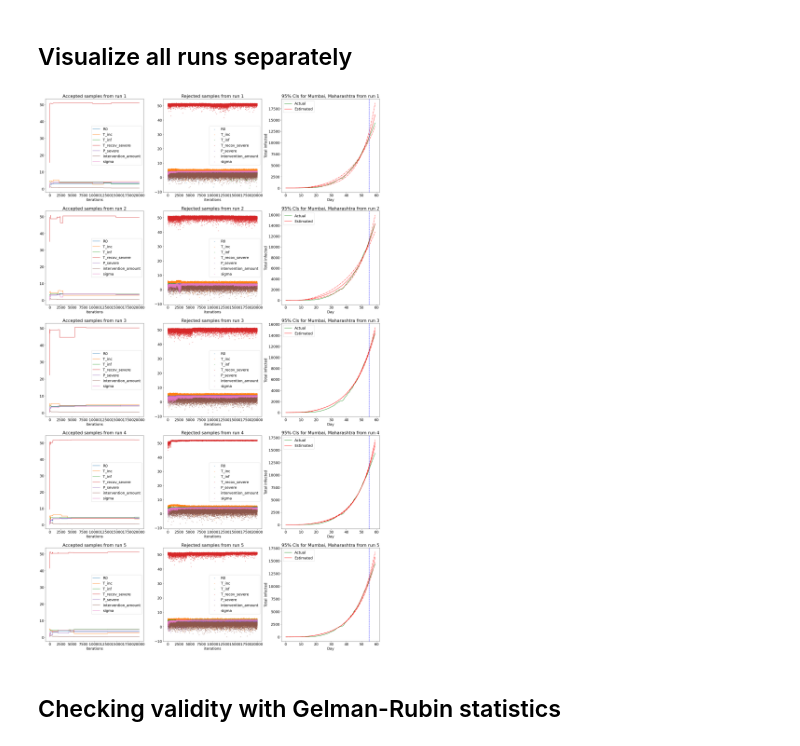
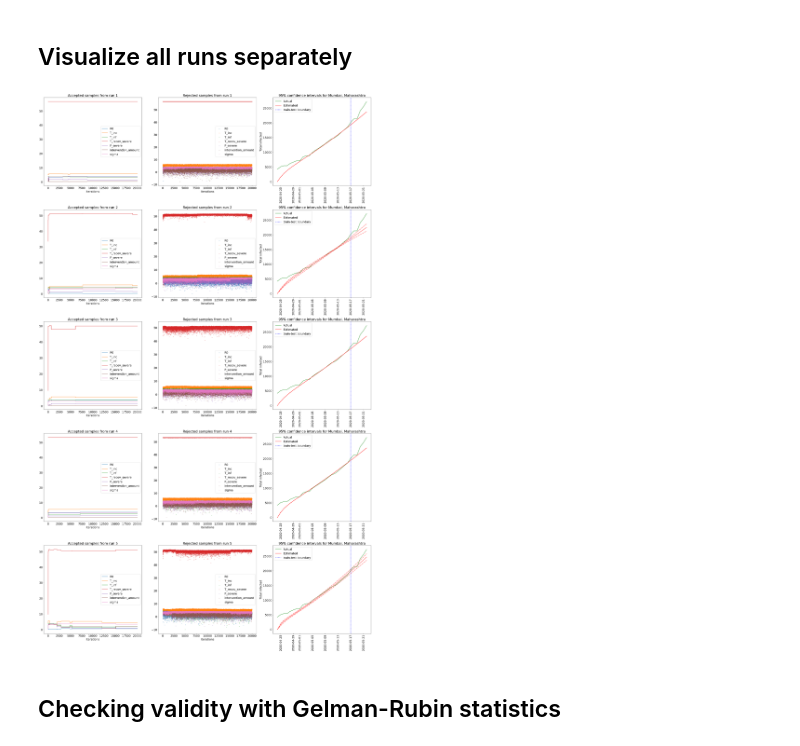
Before and after one commit to WadhwaniAI/covid-modelling, a Jupyter notebook: notebooks/seir/[TRY] metropolis.ipynb, the cells around one changed output. Drawn from its saved outputs; the diff is of its cells as text; code cells hidden in the pictures.

Commit message:
visualize multiple compartments

```diff
--- a/notebooks/seir/[TRY] metropolis.ipynb
+++ b/notebooks/seir/[TRY] metropolis.ipynb
@@ -33,4 +33,4 @@ dict_keys(['df_tested', 'df_statewise', 'df_india_time_series', 'df_districtwise
 # %%
 regions = [('Delhi', ''), ('Karnataka', 'Bengaluru Urban'), ('Maharashtra', 'Mumbai'), ('Maharashtra', 'Pune'), ('Gujarat', 'Ahmedabad'), ('Rajasthan', 'Jaipur')]
 state, district = regions[2]
-df_district = get_district_time_series(dataframes, state=state, district=district)
+df_district = get_district_time_series(dataframes, state=state, district=district, use_dataframe = 'districts_daily')
@@ -37,5 +43,6 @@ df_district = get_district_time_series(dataframes, state=state, district=distric
 # %% [markdown]
 ## Create train-val splits
 # %%
-df_train = df_district.iloc[:-5, :]
-df_val = df_district.iloc[-5:, :]
+df_train = df_district
+# df_train = df_district.iloc[:-5, :]
+# df_val = df_district.iloc[-5:, :]
@@ -130,10 +78,10 @@ def param_init(prior_ranges):
 ## Proposal function to sample theta_new given theta_old
 # %%
 proposal_sigmas = OrderedDict()
-proposal_sigmas['R0'] = 10
+proposal_sigmas['R0'] = 20
 proposal_sigmas['T_inc'] = 100
 proposal_sigmas['T_inf'] = 10
-proposal_sigmas['T_recov_severe'] = np.exp(50)
+proposal_sigmas['T_recov_severe'] = np.exp(100)
 proposal_sigmas['P_severe'] = 10
 proposal_sigmas['intervention_amount'] = 10
 proposal_sigmas['sigma'] = 10
@@ -320,41 +271,42 @@ for k, run in enumerate(mcmc):
     burn_in = int(len(acc) / 2)
     n_samples = 1000
     posterior_samples = acc[burn_in:]
     sample_indices = np.random.uniform(0, len(posterior_samples), n_samples)
 
     pred_dfs = list()
     for i in tqdm(sample_indices):
         pred_dfs.append(optimiser.solve(posterior_samples[int(i)], default_params, data_split))
 
     for df in pred_dfs:
         df.set_index('date', inplace=True)
 
     result = pred_dfs[0].copy()
     for col in result.columns:
         result["{}_low".format(col)] = ''
         result["{}_high".format(col)] = ''
 
     for date in tqdm(pred_dfs[0].index):
         for key in pred_dfs[0]:
             result.loc[date, key], result.loc[date, "{}_low".format(key)], result.loc[date, "{}_high".format(key)] = get_PI(pred_dfs, date, key)
 
     data_split.set_index("date", inplace=True)
 
     plt.subplot(len(mcmc), 3, 3*k + 3)
-    plt.plot(data_split['total_infected'].tolist(), c='g', label='Actual')
-    plt.plot(result['total_infected'].tolist(), c='r', label='Estimated')
-    plt.plot(result['total_infected_low'].tolist(), c='r', linestyle='dashdot')
-    plt.plot(result['total_infected_high'].tolist(), c='r', linestyle='dashdot')
-    plt.axvline(x=len(df_train), c='b', linestyle='dashed')
-    plt.xlabel("Day")
+    plt.plot(data_split.index.array, data_split['total_infected'].tolist(), c='g', label='Actual')
+    plt.plot(result.index.array, result['total_infected'].tolist(), c='r', label='Estimated')
+    plt.plot(result.index.array, result['total_infected_low'].tolist(), c='r', linestyle='dashdot')
+    plt.plot(result.index.array, result['total_infected_high'].tolist(), c='r', linestyle='dashdot')
+    plt.axvline(x=df_train['date'][len(df_train)-1], c='b', linestyle='dashed', label='train-test boundary')
+    plt.xticks(rotation=90)
     plt.ylabel("Total infected")
     plt.legend()
-    plt.title("95% CIs for {}, {} from run {}".format(district, state, k+1))
+    plt.title("95% confidence intervals for {}, {}".format(district, state))
+    plt.tight_layout()
 
 plt.savefig("./mcmc_runs_{}_{}.png".format(district, state))
 plt.show()
 # %% [output]
-[figure, old version]
+[figure, new version]
 # %% [markdown]
 
 ## Checking validity with Gelman-Rubin statistics
```
Also changed, not shown: parts of 12 cells of this notebook.
